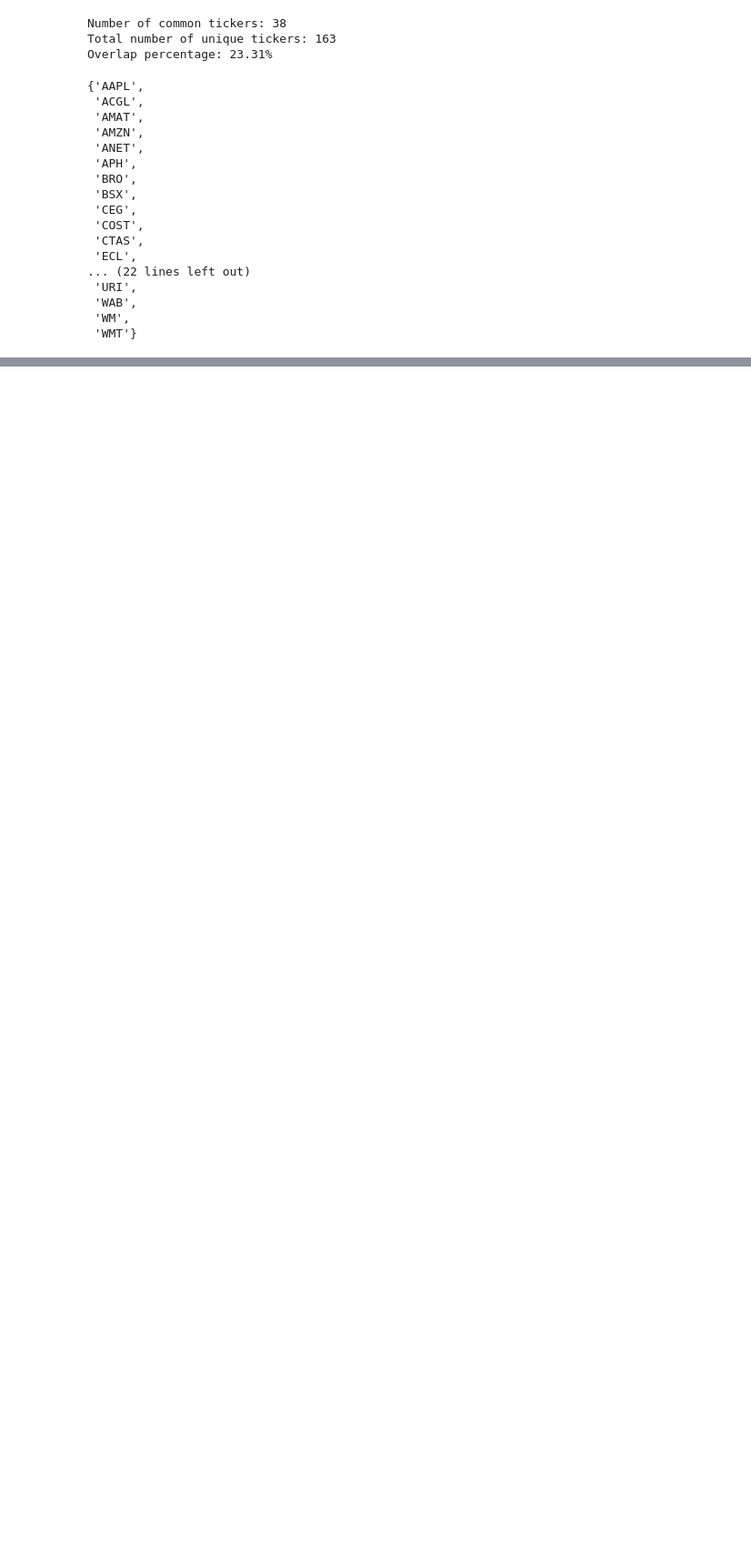
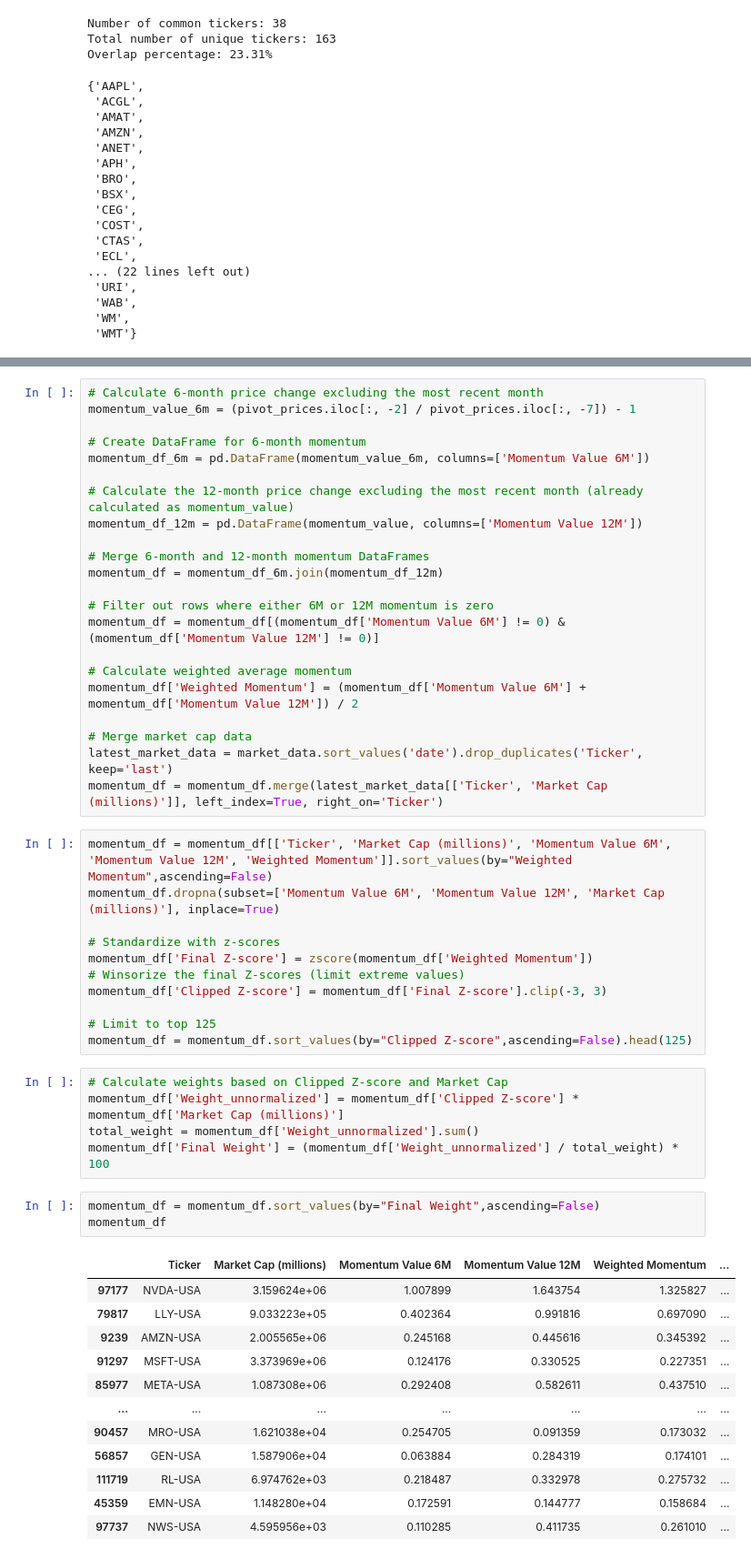
Before and after one commit to yontodd/Momentum-Jul-2024, a Jupyter notebook: momentum test.ipynb, the cells around one changed output, grey strips where cells are left out. Shown: that part at 91% size. Drawn from its saved outputs; the diff is of its cells as text; blank space fills up the shorter version.

```diff
--- a/momentum test.ipynb
+++ b/momentum test.ipynb
@@ -219,0 +164,54 @@ NameError: name 'top_100' is not defined
+# %%
+# Calculate 6-month price change excluding the most recent month
+momentum_value_6m = (pivot_prices.iloc[:, -2] / pivot_prices.iloc[:, -7]) - 1
+
+# Create DataFrame for 6-month momentum
+momentum_df_6m = pd.DataFrame(momentum_value_6m, columns=['Momentum Value 6M'])
+
+# Calculate the 12-month price change excluding the most recent month (already calculated as momentum_value)
+momentum_df_12m = pd.DataFrame(momentum_value, columns=['Momentum Value 12M'])
+
+# Merge 6-month and 12-month momentum DataFrames
+momentum_df = momentum_df_6m.join(momentum_df_12m)
+
+# Filter out rows where either 6M or 12M momentum is zero
+momentum_df = momentum_df[(momentum_df['Momentum Value 6M'] != 0) & (momentum_df['Momentum Value 12M'] != 0)]
+
+# Calculate weighted average momentum
+momentum_df['Weighted Momentum'] = (momentum_df['Momentum Value 6M'] + momentum_df['Momentum Value 12M']) / 2
+
+# Merge market cap data
+latest_market_data = market_data.sort_values('date').drop_duplicates('Ticker', keep='last')
+momentum_df = momentum_df.merge(latest_market_data[['Ticker', 'Market Cap (millions)']], left_index=True, right_on='Ticker')
+# %%
+momentum_df = momentum_df[['Ticker', 'Market Cap (millions)', 'Momentum Value 6M', 'Momentum Value 12M', 'Weighted Momentum']].sort_values(by="Weighted Momentum",ascending=False)
+momentum_df.dropna(subset=['Momentum Value 6M', 'Momentum Value 12M', 'Market Cap (millions)'], inplace=True)
+
+# Standardize with z-scores
+momentum_df['Final Z-score'] = zscore(momentum_df['Weighted Momentum'])
+# Winsorize the final Z-scores (limit extreme values)
+momentum_df['Clipped Z-score'] = momentum_df['Final Z-score'].clip(-3, 3)
+
+# Limit to top 125
+momentum_df = momentum_df.sort_values(by="Clipped Z-score",ascending=False).head(125)
+# %%
+# Calculate weights based on Clipped Z-score and Market Cap
+momentum_df['Weight_unnormalized'] = momentum_df['Clipped Z-score'] * momentum_df['Market Cap (millions)']
+total_weight = momentum_df['Weight_unnormalized'].sum()
+momentum_df['Final Weight'] = (momentum_df['Weight_unnormalized'] / total_weight) * 100
+# %%
+momentum_df = momentum_df.sort_values(by="Final Weight",ascending=False)
+momentum_df
+# %% [output]
+|  | Ticker | Market Cap (millions) | Momentum Value 6M | Momentum Value 12M | Weighted Momentum | ... |
+| 97177 | NVDA-USA | 3.159624e+06 | 1.007899 | 1.643754 | 1.325827 | ... |
+| 79817 | LLY-USA | 9.033223e+05 | 0.402364 | 0.991816 | 0.697090 | ... |
+| 9239 | AMZN-USA | 2.005565e+06 | 0.245168 | 0.445616 | 0.345392 | ... |
+| 91297 | MSFT-USA | 3.373969e+06 | 0.124176 | 0.330525 | 0.227351 | ... |
+| 85977 | META-USA | 1.087308e+06 | 0.292408 | 0.582611 | 0.437510 | ... |
+| ... | ... | ... | ... | ... | ... | ... |
+| 90457 | MRO-USA | 1.621038e+04 | 0.254705 | 0.091359 | 0.173032 | ... |
+| 56857 | GEN-USA | 1.587906e+04 | 0.063884 | 0.284319 | 0.174101 | ... |
+| 111719 | RL-USA | 6.974762e+03 | 0.218487 | 0.332978 | 0.275732 | ... |
+| 45359 | EMN-USA | 1.148280e+04 | 0.172591 | 0.144777 | 0.158684 | ... |
+| 97737 | NWS-USA | 4.595956e+03 | 0.110285 | 0.411735 | 0.261010 | ... |
```
Also changed, not shown: parts of 11 cells of this notebook, 1 other file.
